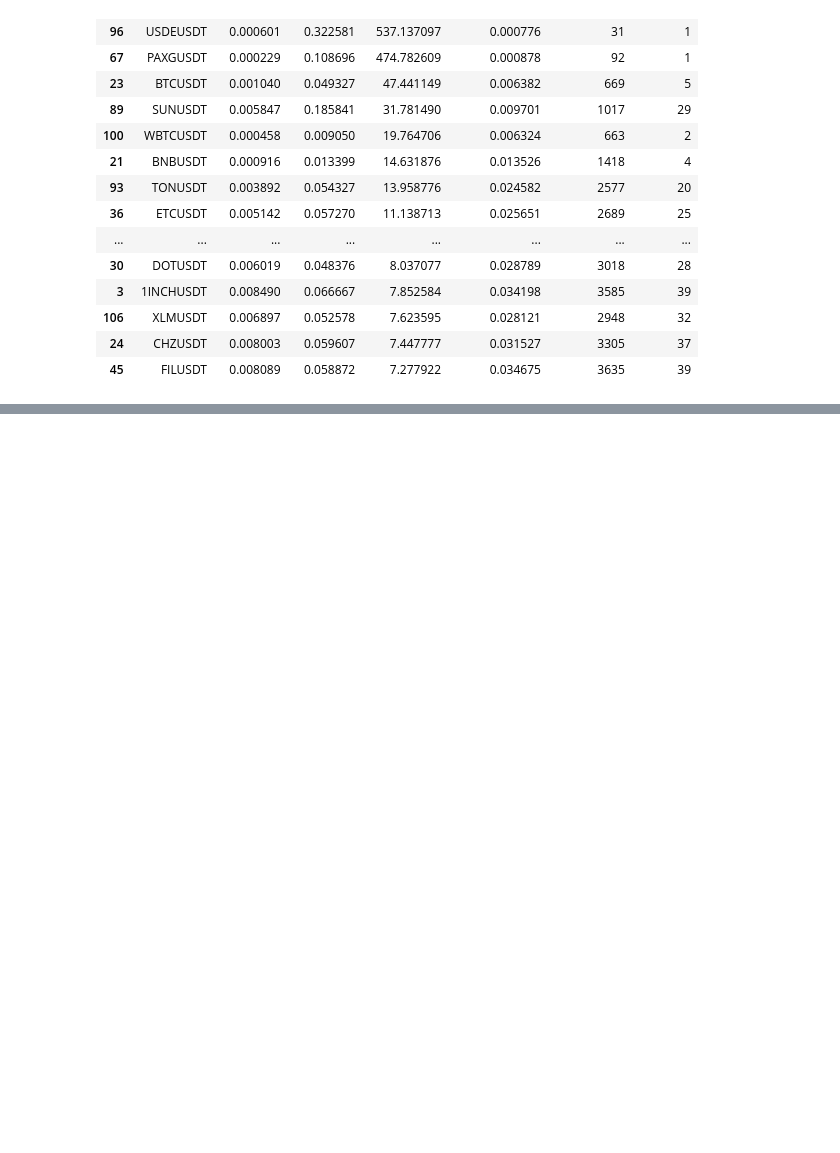
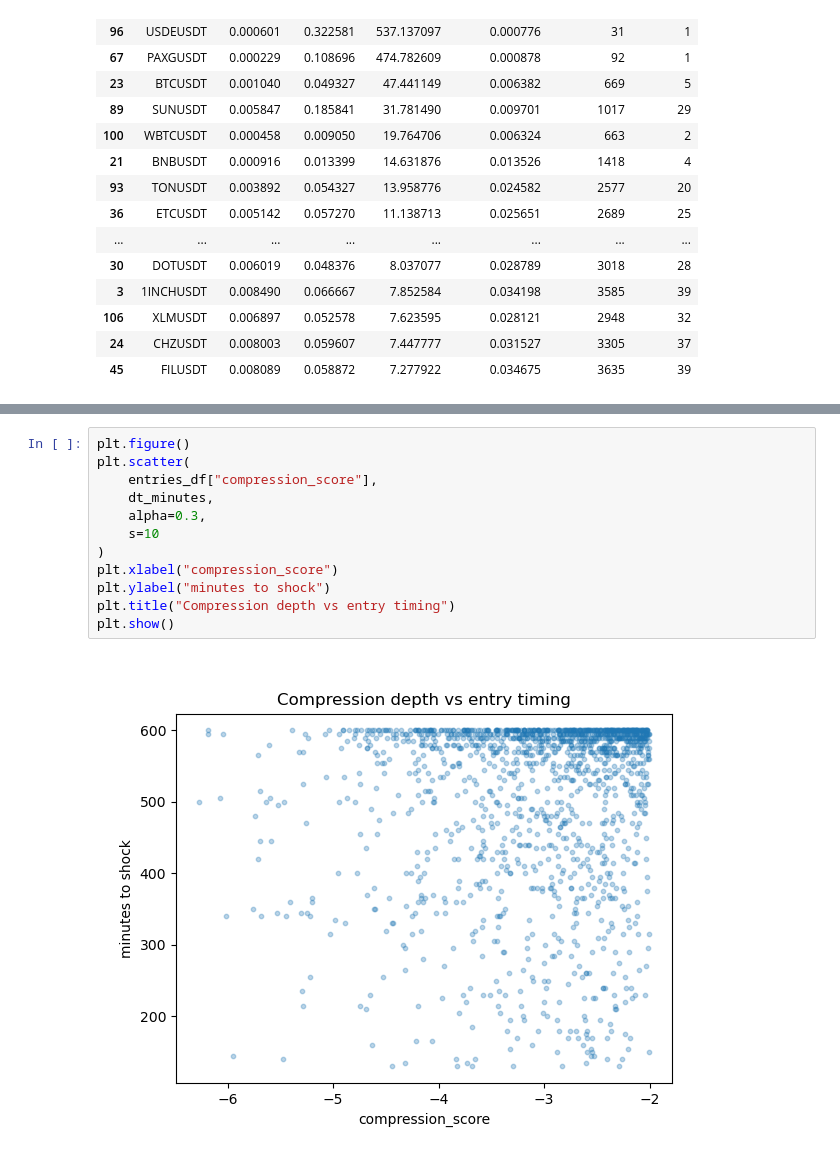
Before and after one commit to eycewind/binbot, a Jupyter notebook: rvol-compression-breakout-v3.ipynb, the cells around one changed output, grey strips where cells are left out. Drawn from its saved outputs; the diff is of its cells as text; blank space fills up the shorter version.

```diff
--- a/rvol-compression-breakout-v3.ipynb
+++ b/rvol-compression-breakout-v3.ipynb
@@ -1275,0 +1626,14 @@ prob_df.sort_values("instability_rate")
+# %%
+plt.figure()
+plt.scatter(
+    entries_df["compression_score"],
+    dt_minutes,
+    alpha=0.3,
+    s=10
+)
+plt.xlabel("compression_score")
+plt.ylabel("minutes to shock")
+plt.title("Compression depth vs entry timing")
+plt.show()
+# %% [output]
+[figure, added]
```
Also changed, not shown: parts of 26 cells of this notebook.
